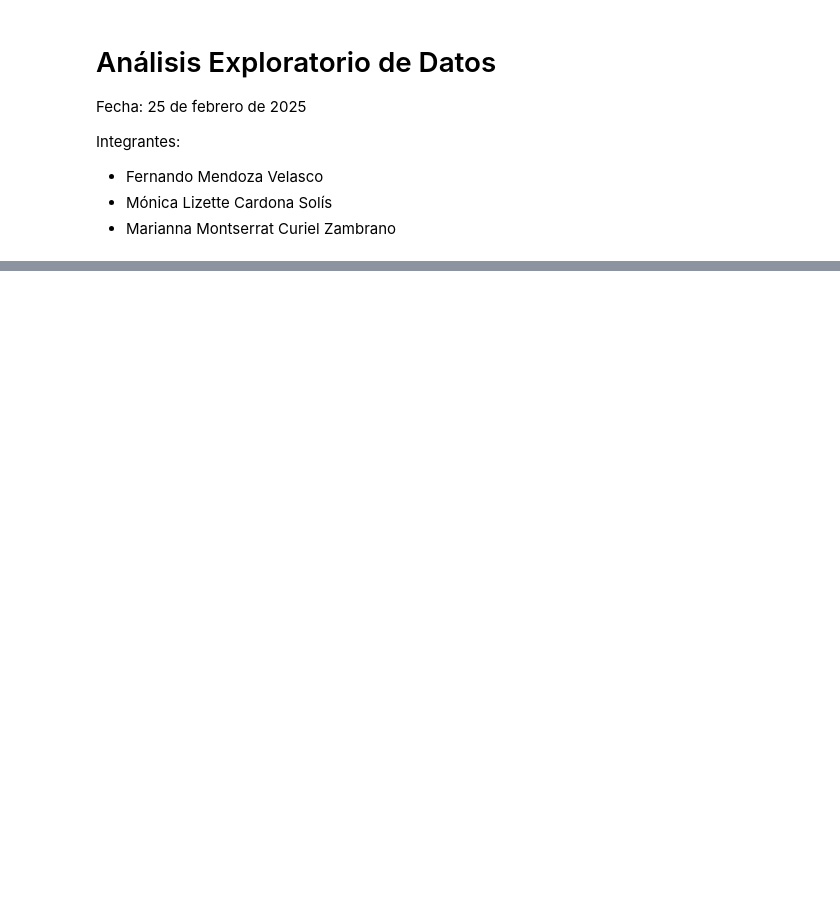
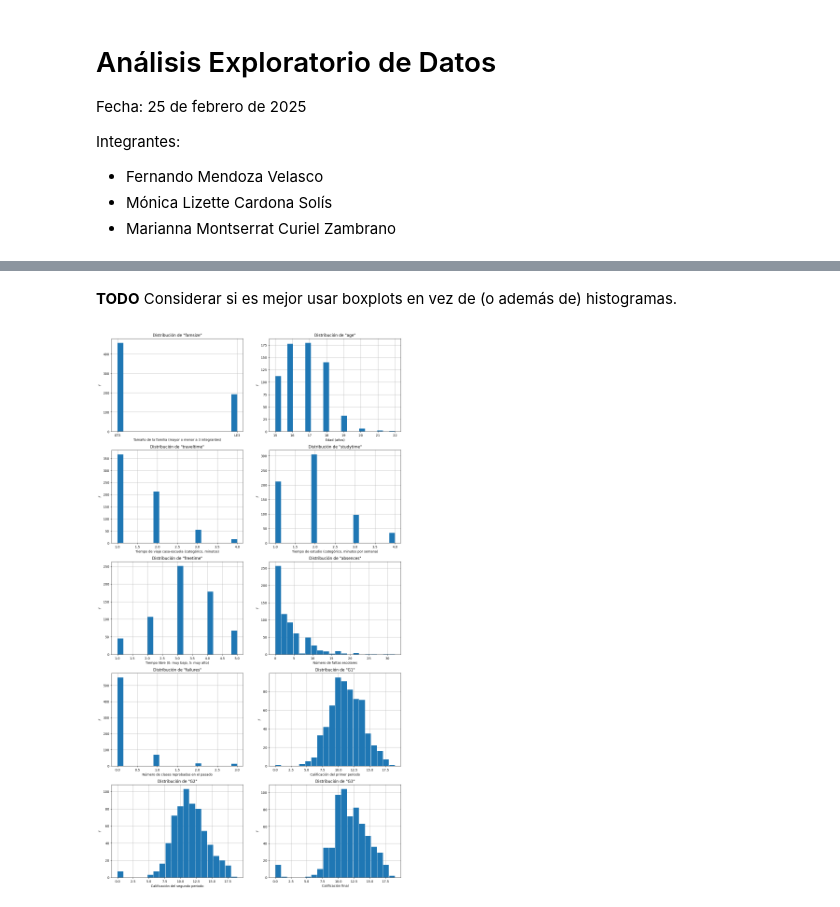
Before and after one commit to Frozen-Burrito/sim-matematica, a Jupyter notebook: proyectos/modulo_1/ProyectoModulo1_CardonaM_CurielM_MendozaF.ipynb, the cells around one changed output, grey strips where cells are left out. Cells and saved outputs as stored; diff of their text form; code cells hidden in the pictures; blank space fills up the shorter version.

```diff
--- a/proyectos/modulo_1/ProyectoModulo1_CardonaM_CurielM_MendozaF.ipynb
+++ b/proyectos/modulo_1/ProyectoModulo1_CardonaM_CurielM_MendozaF.ipynb
@@ -307,0 +69,45 @@ plt.show()
+# %% [markdown]
+**TODO** Considerar si es mejor usar boxplots en vez de (o además de) histogramas.
+# %%
+from math import ceil
+import matplotlib.pyplot as plt
+
+columnas_visualizadas = ["famsize", "age", "traveltime", "studytime", "freetime", "absences", "failures", "G1", "G2", "G3"]
+labels = [
+    "Tamaño de la familia (mayor o menor a 3 integrantes)",
+    "Edad (años)",
+    "Tiempo de viaje casa-escuela (categórico, minutos)",
+    "Tiempo de estudio (categórico, minutos por semana)",
+    "Tiempo libre (0: muy bajo, 5: muy alto)",
+    "Número de faltas escolares",
+    "Número de clases reprobadas en el pasado",
+    "Calificación del primer periodo",
+    "Calificación del segundo periodo",
+    "Calificación final"
+]
+
+NUM_COLUMNS_IN_FIGURE = 2
+NUM_ROWS_IN_FIGURE = ceil(len(columnas_visualizadas) / NUM_COLUMNS_IN_FIGURE)
+
+fig, axes = plt.subplots(NUM_ROWS_IN_FIGURE, NUM_COLUMNS_IN_FIGURE)
+fig.set_size_inches(16, NUM_ROWS_IN_FIGURE * 6)
+
+i =  0
+for row in axes:
+    for ax in row:
+        if i < len(columnas_visualizadas):
+            ax.hist(df[columnas_visualizadas[i]], bins=20, rwidth=0.95, zorder=2)
+            ax.set_title(f"Distribución de \"{columnas_visualizadas[i]}\"")
+            ax.set_xlabel(labels[i])
+            ax.set_ylabel(r"$f$")
+            ax.grid(True)
+        else:
+            fig.delaxes(ax)
+
+        i += 1
+
+plt.savefig("graficas/student/histogramas_2.png", dpi=300)
+
+plt.show()
+# %% [output]
+[figure, added]
```
Also changed, not shown: parts of 45 cells of this notebook, 12 other files.
